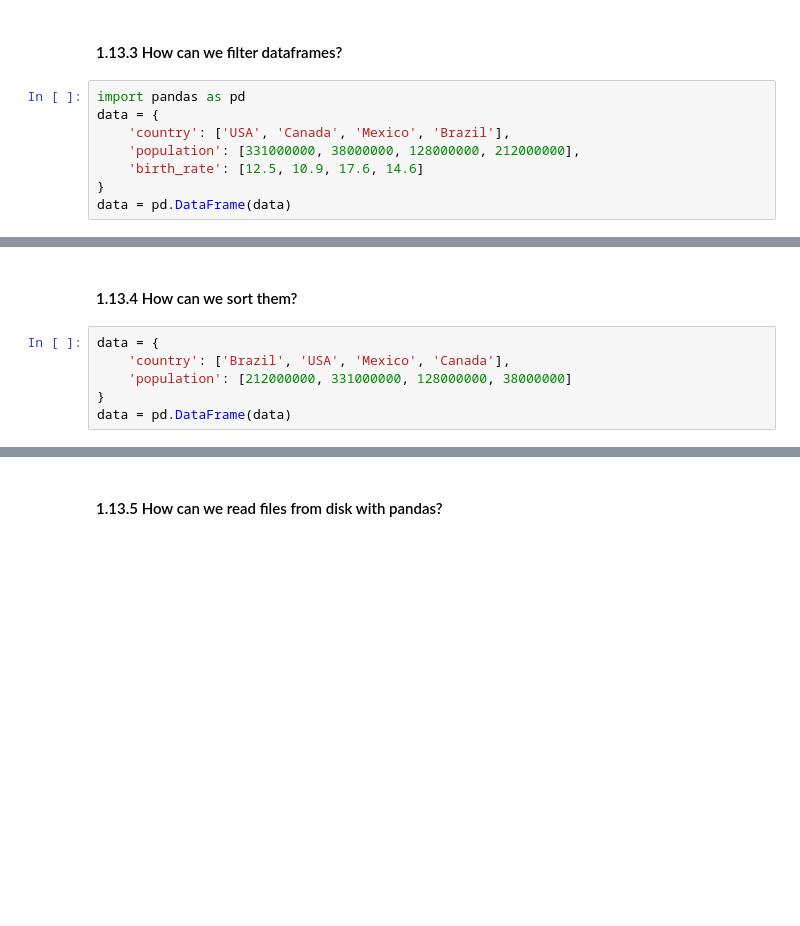
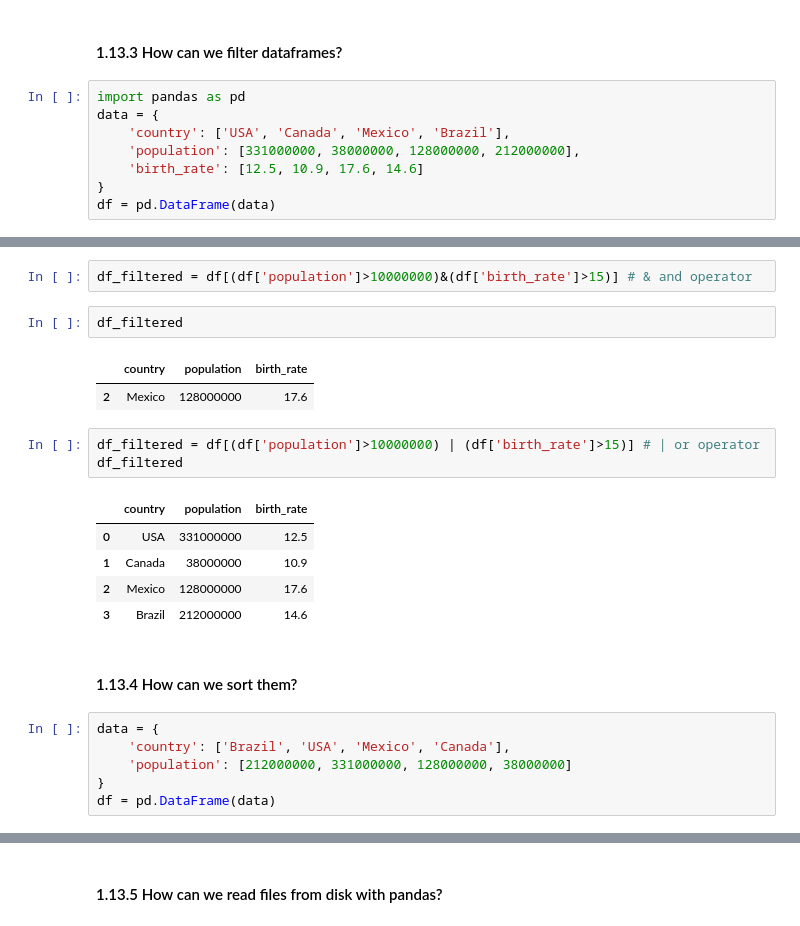
Before and after one commit to crahal/PyCCM, a Jupyter notebook: course/labs/questions/Computer_Lab_1.ipynb, the cells around one changed output, grey strips where cells are left out. Drawn from its saved outputs; the diff is of its cells as text; blank space fills up the shorter version.

```diff
--- a/course/labs/questions/Computer_Lab_1.ipynb
+++ b/course/labs/questions/Computer_Lab_1.ipynb
@@ -596,5 +618,5 @@ data = {
     'population': [331000000, 38000000, 128000000, 212000000],
     'birth_rate': [12.5, 10.9, 17.6, 14.6]
 }
-data = pd.DataFrame(data)
+df = pd.DataFrame(data)
 # %%
@@ -602,3 +630,19 @@ data = pd.DataFrame(data)
+# %%
+df_filtered = df[(df['population']>10000000)&(df['birth_rate']>15)] # & and operator
+# %%
+df_filtered
+# %% [output]
+|  | country | population | birth_rate |
+| 2 | Mexico | 128000000 | 17.6 |
+# %%
+df_filtered = df[(df['population']>10000000) | (df['birth_rate']>15)] # | or operator
+df_filtered
+# %% [output]
+|  | country | population | birth_rate |
+| 0 | USA | 331000000 | 12.5 |
+| 1 | Canada | 38000000 | 10.9 |
+| 2 | Mexico | 128000000 | 17.6 |
+| 3 | Brazil | 212000000 | 14.6 |
 # %% [markdown]
 #### 1.13.4 How can we sort them?
 # %%
@@ -606,6 +650,6 @@ data = {
     'country': ['Brazil', 'USA', 'Mexico', 'Canada'],
     'population': [212000000, 331000000, 128000000, 38000000]
 }
-data = pd.DataFrame(data)
+df = pd.DataFrame(data)
 # %%
 # <Your answer goes here>
```
Also changed, not shown: parts of 31 cells of this notebook, 2 other files.
